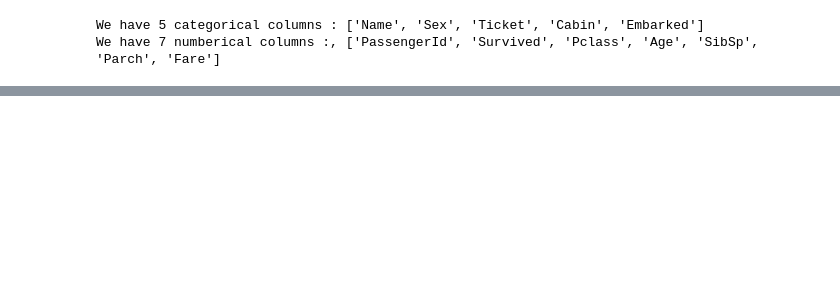
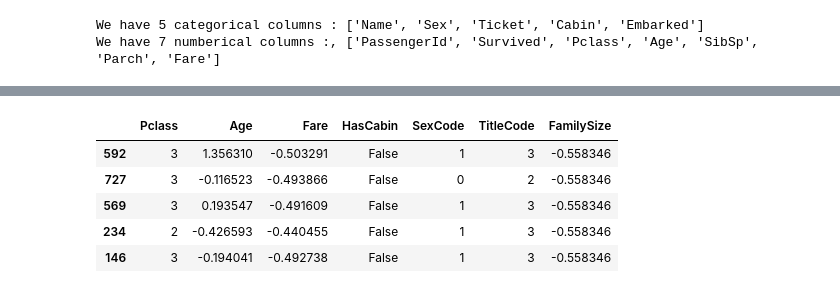
Before and after one commit to gks4478/TIL, a Jupyter notebook: 타이타닉_예제.ipynb, the cells around one changed output, grey strips where cells are left out. Saved outputs shown, nothing was run; the diff lists cells and outputs as text; code cells hidden in the pictures; blank space fills up the shorter version.

```diff
--- a/타이타닉_예제.ipynb
+++ b/타이타닉_예제.ipynb
@@ -199,0 +312,24 @@ X_test['Title'] = X_test['Name'].apply(get_title)
+# %%
+# 합쳤던 data에서 train, test set 나누기
+# 원래 train 행은 871개 인데 인덱스 번호 870번까지 있으니까 딱 맞는거임
+X_train = data[:qty_train_rows].copy()
+X_test = data[qty_train_rows:].copy()
+
+y_train = X_train.Survived.astype(int) # 원래 float형식이여서 int로 변경
+X_train.drop(['Survived'], axis = 1, inplace = True)
+# %%
+# 특성 feature 고르기
+
+feature = ['Pclass', 'Age', 'Fare', 'HasCabin', 'SexCode', 'TitleCode', 'FamilySize']
+
+X_train = X_train[feature]
+X_test = X_test[feature]
+# %%
+X_train.sample(5)
+# %% [output]
+|  | Pclass | Age | Fare | HasCabin | SexCode | TitleCode | FamilySize |
+| 592 | 3 | 1.356310 | -0.503291 | False | 1 | 3 | -0.558346 |
+| 727 | 3 | -0.116523 | -0.493866 | False | 0 | 2 | -0.558346 |
+| 569 | 3 | 0.193547 | -0.491609 | False | 1 | 3 | -0.558346 |
+| 234 | 2 | -0.426593 | -0.440455 | False | 1 | 3 | -0.558346 |
+| 146 | 3 | -0.194041 | -0.492738 | False | 1 | 3 | -0.558346 |
```
Also changed, not shown: parts of 18 cells of this notebook.
